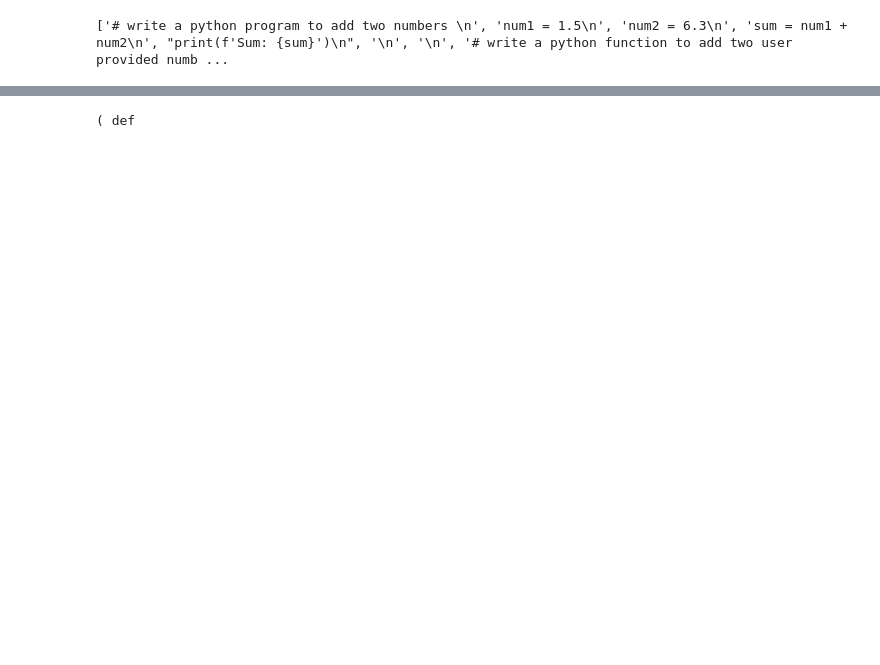
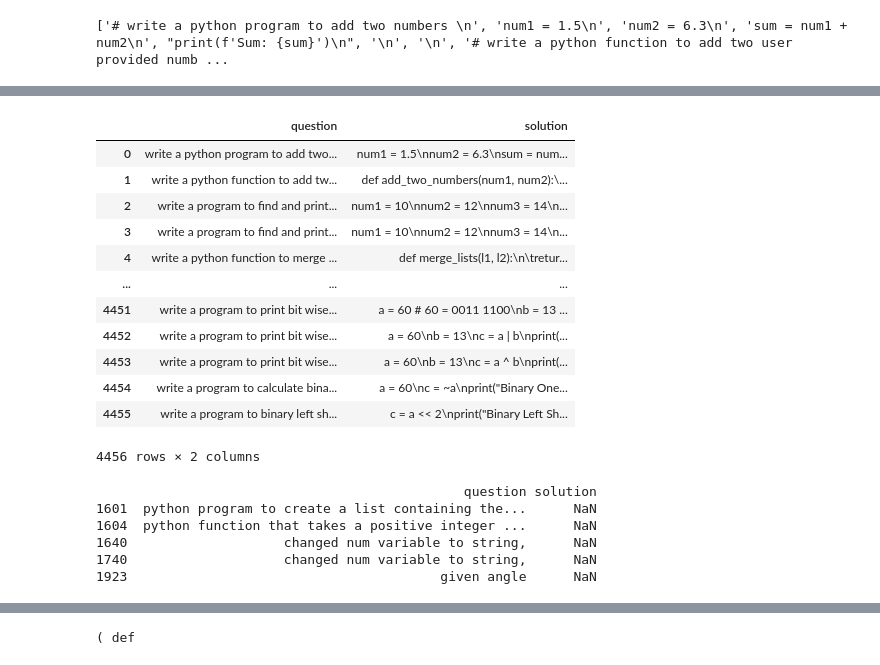
Before and after one commit to sprutxz/English-To-Python, a Jupyter notebook: PyCodeGenerator.ipynb, the cells around one changed output, grey strips where cells are left out. Saved outputs shown, nothing was run; the diff lists cells and outputs as text; code cells hidden in the pictures; blank space fills up the shorter version.

```diff
--- a/PyCodeGenerator.ipynb
+++ b/PyCodeGenerator.ipynb
@@ -135,3 +143,30 @@ for i in range(1, 11):
+# %%
+dataset = pd.read_csv('dataset.csv')
+dataset
+# %% [output]
+|  | question | solution |
+| 0 | write a python program to add two... | num1 = 1.5\nnum2 = 6.3\nsum = num... |
+| 1 | write a python function to add tw... | def add_two_numbers(num1, num2):\... |
+| 2 | write a program to find and print... | num1 = 10\nnum2 = 12\nnum3 = 14\n... |
+| 3 | write a program to find and print... | num1 = 10\nnum2 = 12\nnum3 = 14\n... |
+| 4 | write a python function to merge ... | def merge_lists(l1, l2):\n\tretur... |
+| ... | ... | ... |
+| 4451 | write a program to print bit wise... | a = 60 # 60 = 0011 1100\nb = 13 ... |
+| 4452 | write a program to print bit wise... | a = 60\nb = 13\nc = a | b\nprint(... |
+| 4453 | write a program to print bit wise... | a = 60\nb = 13\nc = a ^ b\nprint(... |
+| 4454 | write a program to calculate bina... | a = 60\nc = ~a\nprint("Binary One... |
+| 4455 | write a program to binary left sh... | c = a << 2\nprint("Binary Left Sh... |
+4456 rows × 2 columns
+# %%
+df1 = dataset[dataset.isna().any(axis=1)]
+print (df1)
+# %% [output]
+                                               question solution
+1601  python program to create a list containing the...      NaN
+1604  python function that takes a positive integer ...      NaN
+1640                    changed num variable to string,      NaN
+1740                    changed num variable to string,      NaN
+1923                                        given angle      NaN
 # %%
 src_emb = gensim.models.Word2Vec.load("src_emb.model") # Loading the source language model
 tgt_emb = gensim.models.Word2Vec.load("tgt_emb.model") # Loading the target language model
```
Also changed, not shown: parts of 8 cells of this notebook.
